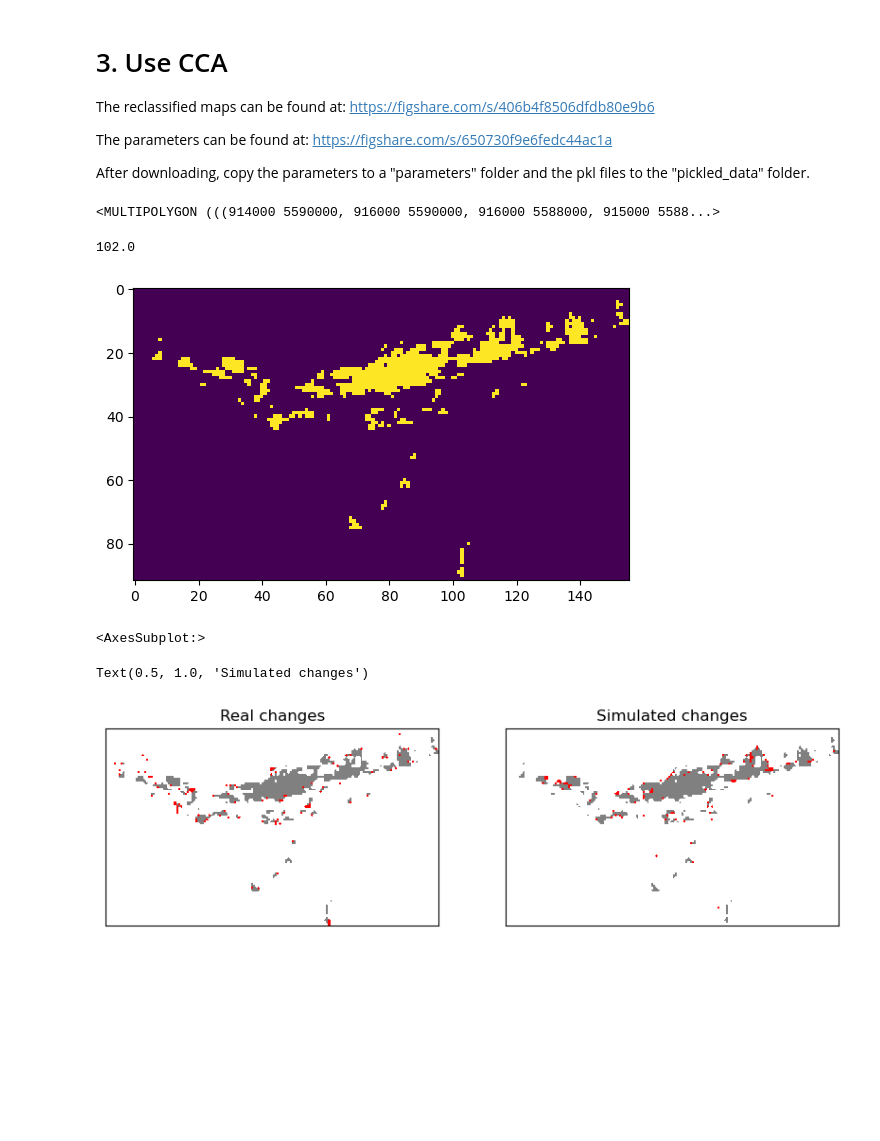
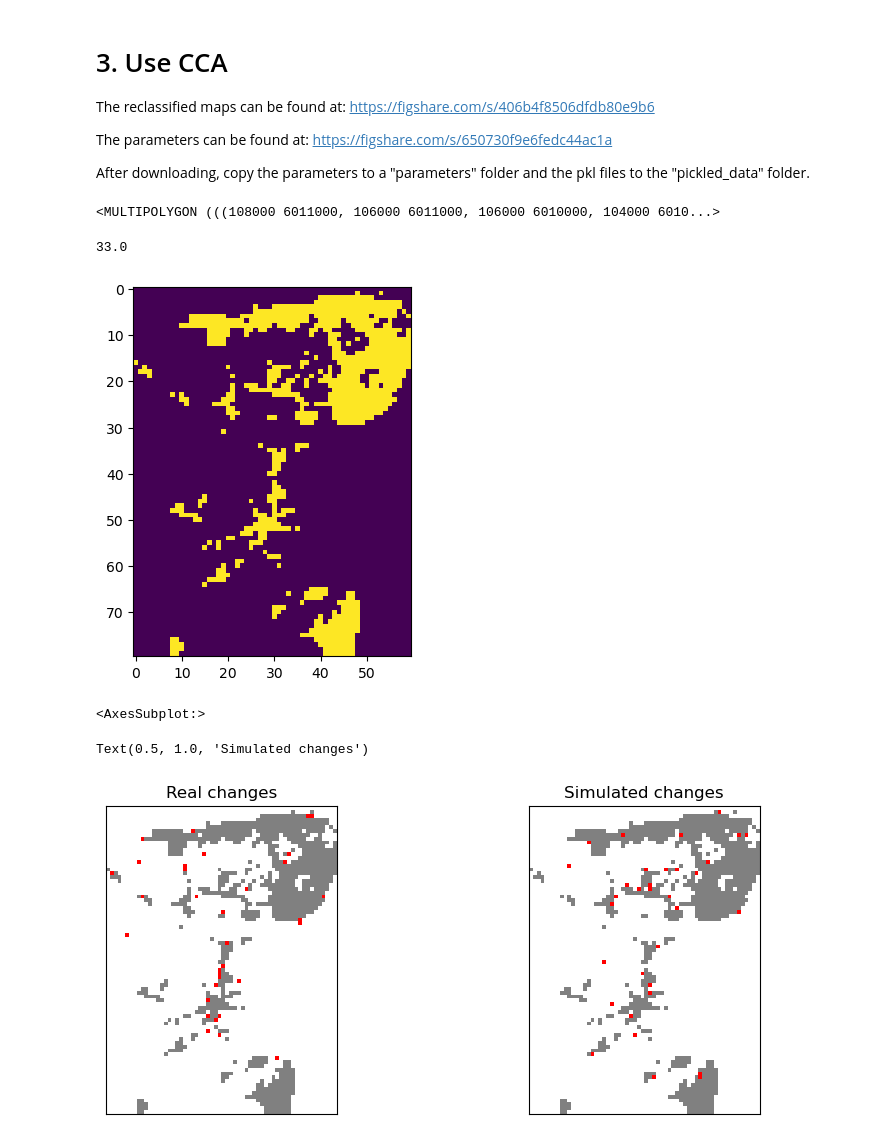
Before and after one commit to JingyanYu/LandUseDecisions, a Jupyter notebook: A data-driven framework to manage uncertainty/Using CCA.ipynb, the cells around one changed output. Cells and saved outputs as stored; diff of their text form; code cells hidden in the pictures; blank space fills up the shorter version.

```diff
--- a/A data-driven framework to manage uncertainty/Using CCA.ipynb
+++ b/A data-driven framework to manage uncertainty/Using CCA.ipynb
@@ -79,23 +80,24 @@ chains = [np.load(path,allow_pickle=True) for path in paths]
 paras_best20 = [chain[0][chain[2].argsort()[:20]] for chain in chains]
 seeds_best20 = [chain[1][chain[2].argsort()[:20]] for chain in chains]
 # %%
-# The FUA polygon of Innsbruck, Austria
-countries_gpd.iloc[0].geometry
+# The FUA polygon of Margate, UK
+index_of_margate = 649
+countries_gpd.iloc[index_of_margate].geometry
 # %% [output]
-<MULTIPOLYGON (((914000 5590000, 916000 5590000, 916000 5588000, 915000 5588...>
+<MULTIPOLYGON (((108000 6011000, 106000 6011000, 106000 6010000, 104000 6010...>
 # %%
-#75-90 growth of Innsbruck, Austria
+#75-90 growth of Margate, UK
 
-growth_num7590 = countries_gpd.iloc[0]['75-90 UG']
+growth_num7590 = countries_gpd.iloc[index_of_margate]['75-90 UG']
 growth_num7590
 # %% [output]
-102.0
+33.0
 # %%
-# The urban area (cells/pixels) of Innsbruck, Austria
-fua_1975 = categorized_FUA_1975s[0].copy()
+# The urban area (cells/pixels) of Margate, UK
+fua_1975 = categorized_FUA_1975s[index_of_margate].copy()
 fua_1975[fua_1975==-200]=0
 show(fua_1975)
 # %% [output]
-[figure, old version]
+[figure, new version]
 <AxesSubplot:>
 # %%
@@ -123,29 +125,29 @@ cmap = ListedColormap(["none","none", "grey"])
 
 fig, axes = plt.subplots(1,2,figsize=(10,4))
 
-result_plot = categorized_FUA_1990s[j].copy()
+result_plot = categorized_FUA_1990s[index_of_margate].copy()
 result_plot[result_plot==-200]=0
-show(result_plot, ax=axes[0], transform=out_transforms1975[j],cmap=cmap)
-previous = categorized_FUA_1975s[j].copy()
+show(result_plot, ax=axes[0], transform=out_transforms1975[index_of_margate],cmap=cmap)
+previous = categorized_FUA_1975s[index_of_margate].copy()
 previous[previous==-200]=0
 # result_plot = result_plots[i].copy()
 # result_plot[result_plot==-200]=0
 changes = result_plot-previous
-show(changes,ax=axes[0],cmap=changes_colours,transform=out_transforms1975[j])
+show(changes,ax=axes[0],cmap=changes_colours,transform=out_transforms1975[index_of_margate])
 axes[0].tick_params(labelbottom=False,labelleft=False,axis=u'both', which=u'both',length=0)
 axes[0].set_title('Real changes')
 
 result_plot = result.copy()
 result_plot[result_plot==-200]=0
-show(result_plot, ax=axes[1], transform=out_transforms1975[j],cmap=cmap)
-previous = categorized_FUA_1975s[j].copy()
+show(result_plot, ax=axes[1], transform=out_transforms1975[index_of_margate],cmap=cmap)
+previous = categorized_FUA_1975s[index_of_margate].copy()
 previous[previous==-200]=0
 result_plot = result.copy()
 result_plot[result_plot==-200]=0
 changes = result_plot-previous
-show(changes,ax=axes[1],cmap=changes_colours,transform=out_transforms1975[j])
+show(changes,ax=axes[1],cmap=changes_colours,transform=out_transforms1975[index_of_margate])
 axes[1].tick_params(labelbottom=False,labelleft=False,axis=u'both', which=u'both',length=0)
 axes[1].set_title('Simulated changes')
 # %% [output]
 Text(0.5, 1.0, 'Simulated changes')
-[figure, old version]
+[figure, new version]
```
Also changed, not shown: parts of 2 cells of this notebook.
